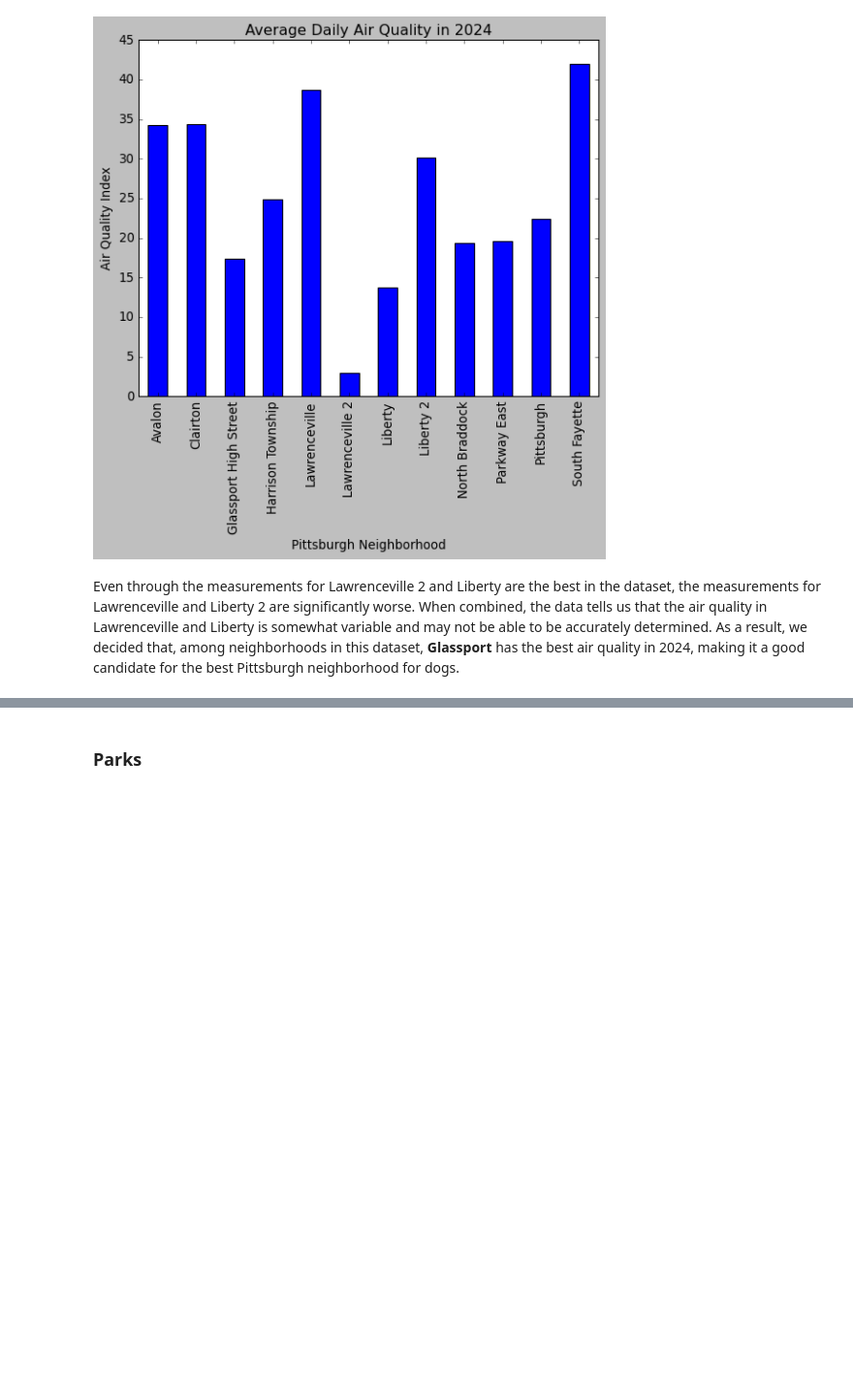
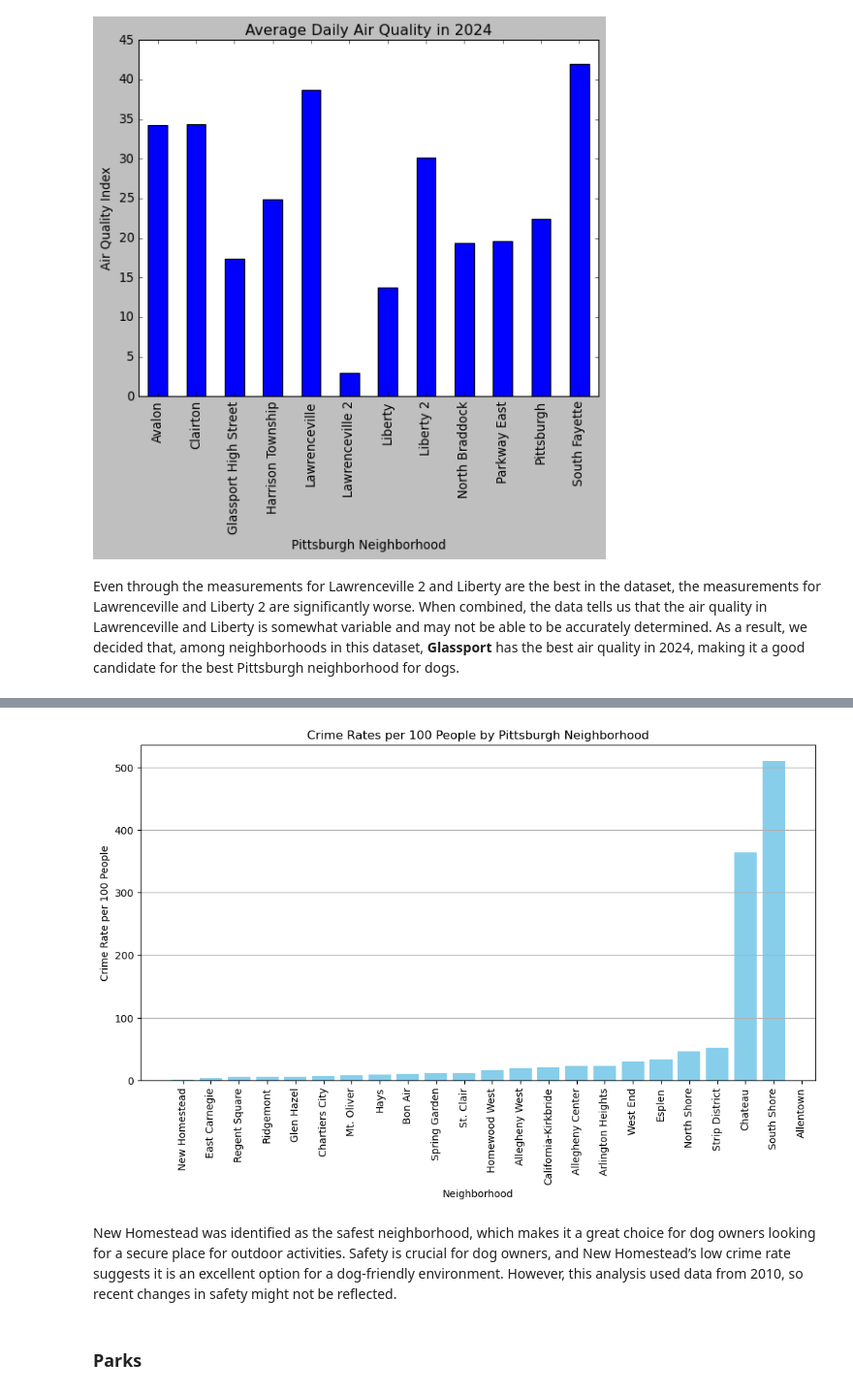
Before and after one commit to AnnambhotlaK/CMPINF0010-Final-Project-Group-6, a Jupyter notebook: Final-Project-Notebook.ipynb, the cells around one changed output, grey strips where cells are left out. Shown: that part at 97% size. Drawn from its saved outputs; the diff is of its cells as text; code cells hidden in the pictures; blank space fills up the shorter version.

Commit message:
Updated Safety section in the notebook

```diff
--- a/Final-Project-Notebook.ipynb
+++ b/Final-Project-Notebook.ipynb
@@ -57,3 +60,19 @@ Even through the measurements for Lawrenceville 2 and Liberty are the best in th
+# %%
+import matplotlib.pyplot as plt
+
+plt.figure(figsize=(12, 6))
+plt.bar(safe_neighborhoods['Neighborhood'], safe_neighborhoods['Crime Rate per 100 People'], color='skyblue')
+
+plt.xticks(rotation=90)
+plt.title('Crime Rates per 100 People by Pittsburgh Neighborhood')
+plt.xlabel('Neighborhood')
+plt.ylabel('Crime Rate per 100 People')
+plt.grid(axis='y')
+plt.show()
+# %% [output]
+[figure, added]
+# %% [markdown]
+New Homestead was identified as the safest neighborhood, which makes it a great choice for dog owners looking for a secure place for outdoor activities. Safety is crucial for dog owners, and New Homestead’s low crime rate suggests it is an excellent option for a dog-friendly environment. However, this analysis used data from 2010, so recent changes in safety might not be reflected.
 # %% [markdown]
 ### Parks
 # %% [markdown]
```
Also changed, not shown: parts of 1 cell of this notebook.
